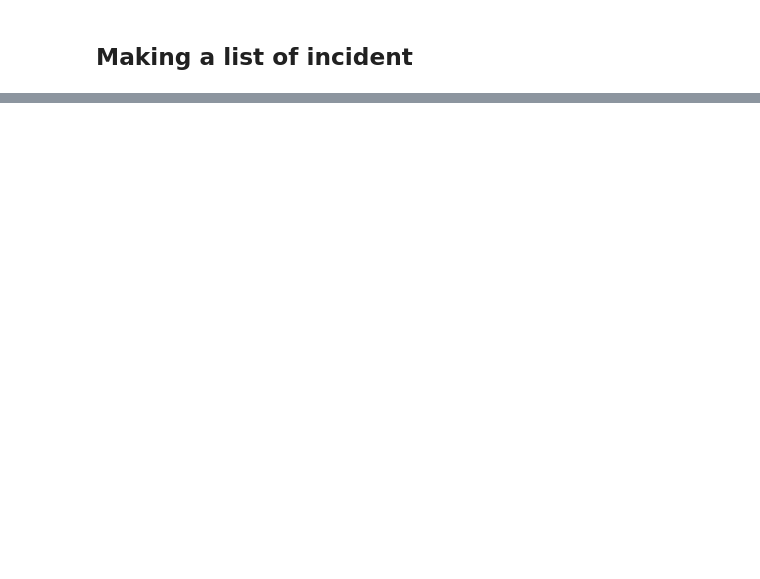
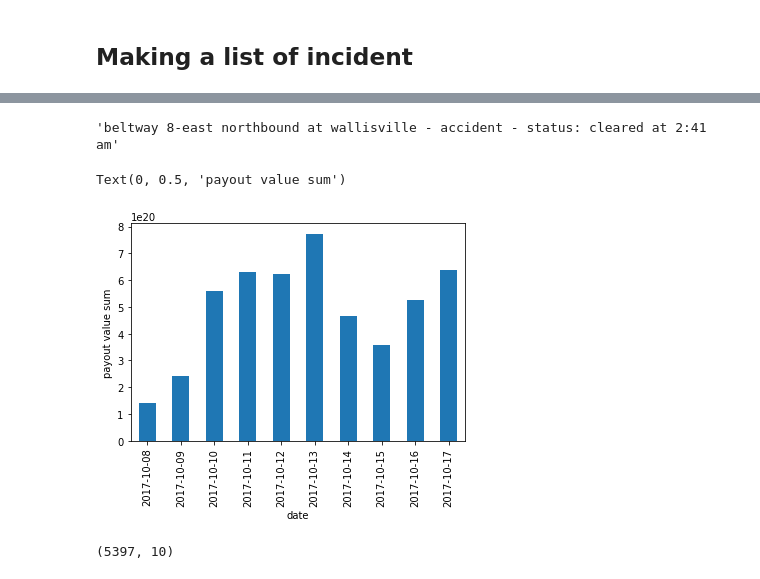
Before and after one commit to bspiegel27/Hurricane-Related-Road-Closure-Mapping, a Jupyter notebook: notebooks/Cleaning_tweets.ipynb, the cells around one changed output, grey strips where cells are left out. Drawn from its saved outputs; the diff is of its cells as text; code cells hidden in the pictures; blank space fills up the shorter version.

```diff
--- a/notebooks/Cleaning_tweets.ipynb
+++ b/notebooks/Cleaning_tweets.ipynb
@@ -49,26 +15,0 @@ florence_df.drop(columns=['geo','hashtags','type','geo'], inplace=True)
-# %%
-harvey_df['text'] = harvey_df['text'].str.replace('.', '')
-harvey_df['text'] = harvey_df['text'].str.replace('/', '')
-harvey_df['text'] = harvey_df['text'].str.replace(',', '')
-harvey_df['text'] = harvey_df['text'].str.replace("'", '')
-harvey_df['text'] = harvey_df['text'].str.replace(";", '')
-harvey_df['text'] = harvey_df['text'].str.replace("(", '')
-harvey_df['text'] = harvey_df['text'].str.replace(")", '')
-
-
-florence_df['text'] = florence_df['text'].str.replace('.', '')
-florence_df['text'] = florence_df['text'].str.replace('/', '')
-florence_df['text'] = florence_df['text'].str.replace(',', '')
-florence_df['text'] = florence_df['text'].str.replace("'", '')
-florence_df['text'] = florence_df['text'].str.replace(";", '')
-florence_df['text'] = florence_df['text'].str.replace("(", '')
-florence_df['text'] = florence_df['text'].str.replace(")", '')
-
-
-michael_df['text'] = michael_df['text'].str.replace('.', '')
-michael_df['text'] = michael_df['text'].str.replace('/', '')
-michael_df['text'] = michael_df['text'].str.replace(',', '')
-michael_df['text'] = michael_df['text'].str.replace("'", '')
-michael_df['text'] = michael_df['text'].str.replace(";", '')
-michael_df['text'] = michael_df['text'].str.replace("(", '')
-michael_df['text'] = michael_df['text'].str.replace(")", '')
@@ -96,2 +76,5 @@ harvey_df.head(15)
 # %%
 michael_df['state'] = michael_df['username'].map(lambda x: 'Georgia' if x in ['AlbanyGaPD','511Georgia','CityofAlbanyGA'] else 'Florida')
+michael_df = michael_df[michael_df.state != 'Georgia']
+harvey_df['state'] = 'Texas'
+florence_df['state'] = florence_df['username'].apply(lambda x: 'South Carolina' if x in ['SCDOTPeeDee' , 'SCDOTPiedmont','SCDOTMidlands','SCDOTLowCountry','SouthDakotaDOT'] else 'North Carolina')
@@ -218,0 +155,9 @@ michael_df.head(9999)
+# %%
+harvey_df = harvey_df.dropna(axis=0, subset=['closed'])
+harvey_df= harvey_df[pd.isnull(harvey_df['open'])]
+
+michael_df = michael_df.dropna(axis=0, subset=['closed'])
+michael_df= michael_df[pd.isnull(michael_df['open'])]
+
+florence_df = florence_df.dropna(axis=0, subset=['closed'])
+florence_df= florence_df[pd.isnull(florence_df['open'])]
@@ -218,0 +188,15 @@ michael_df.head(9999)
+# %%
+harvey_df['text'][232]
+# %% [output]
+'beltway 8-east northbound at wallisville - accident - status: cleared at 2:41 am'
+# %%
+michael_df.groupby('date').agg(['sum']).plot.bar(legend='')
+plt.xlabel('date')
+plt.ylabel('payout value sum')
+# %% [output]
+Text(0, 0.5, 'payout value sum')
+[figure, added]
+# %%
+michael_df.shape
+# %% [output]
+(5397, 10)
```
Also changed, not shown: parts of 32 cells of this notebook, 11 other files.
